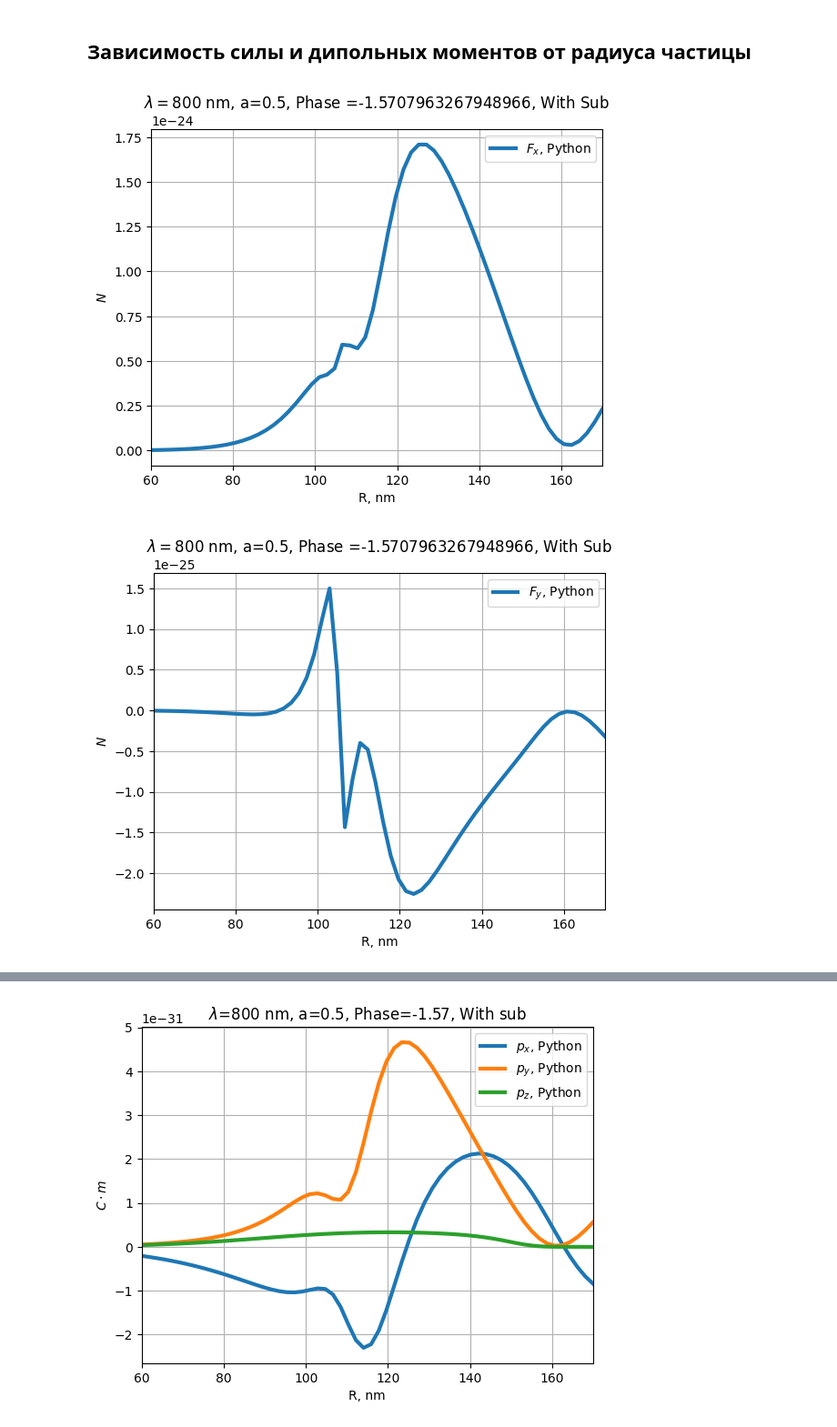
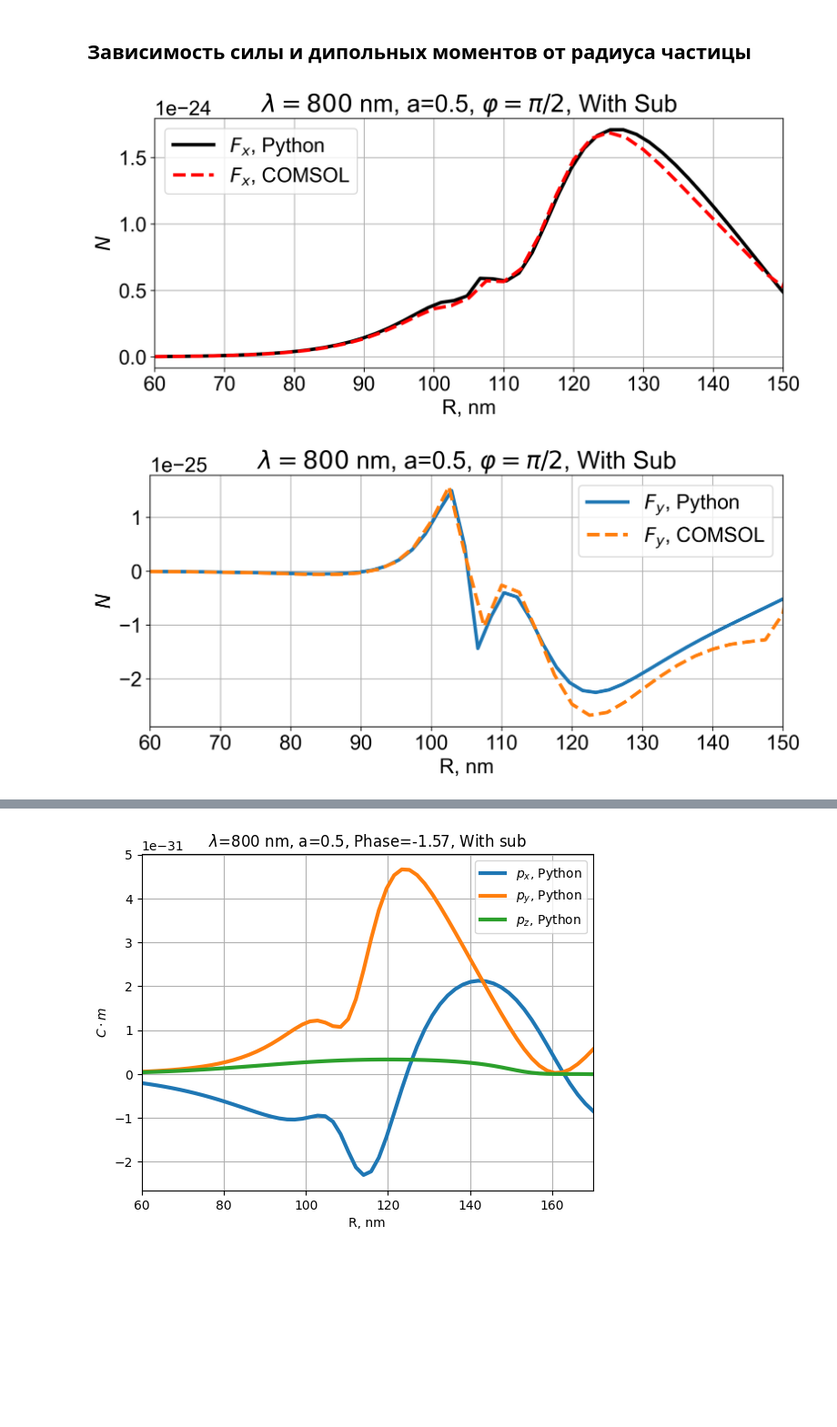
Before and after one commit to semyonbo/SPP_ANALYTICAL, a Jupyter notebook: plot.ipynb, the cells around one changed output, grey strips where cells are left out. Shown at 91% size. Saved outputs shown, nothing was run; the diff lists cells and outputs as text; code cells hidden in the pictures; blank space fills up the shorter version.

```diff
--- a/plot.ipynb
+++ b/plot.ipynb
@@ -151,7 +151,7 @@ eps_Si = frenel.get_interpolate('Si')
 
 wl = 800  # [nm]
 STOP = 45
-R = 60
+R = 146
 dist = 20
 point = [0,0,dist+R]
 angle = 25*np.pi/180
@@ -166,9 +166,24 @@ a = 0.5
 
 
 
-wls = np.linspace(300,900, 50)
+wls = np.linspace(600,1200, 50)
 F_x = np.empty_like(wls)
 F_y = np.empty_like(wls)
 F_z = np.empty_like(wls)
 for i in tqdm(range(len(wls))):
     F_x[i], F_y[i], F_z[i] = force.F(wls[i], eps_Au, point, R, eps_Si, angle,amplitude=1,phase=phase,a=a, stop=STOP)
+# %%
+p,m = dipoles.calc_dipoles_v2(wl, eps_Au, point, R, eps_Si, angle, amplitude=1, phase=phase, a=a, stop=STOP )
+p = p[:,0]
+E0, H0 = dipoles.initial_field(wl, angle, 1, eps_Au, point, phase, a)
+E0=E0[:,0]
+k= 2*np.pi/wl/1e-9
+kx = k*np.sin(angle)
+
+print(np.conj(p)*E0*kx*1j)
+
+Fx_e0 = 0.5*np.real(np.sum(np.conj(p)*E0*kx*1j))
+print(Fx_e0)
+
+Fx_e0 = 0.5*np.imag((np.conj(p)@E0*kx))
+print(Fx_e0)
@@ -425,29 +453,36 @@ for i in tqdm(range(len(R))):
     point = [0, 0, dist+R[i]]
     f =  force.F(wl, eps_Au, point, R[i], eps_Si, angle, 1, phase, a, STOP)
     F[i,:] = f
+# %%
+F_c = np.loadtxt('comsol/force_3d_sub_circ.txt', skiprows=8, delimiter=',')
 # %%
-plt.plot(R, F[:,0], label='$F_x$, Python', lw=3)
-#plt.plot(F_c[:,0], F_c[:,1], label='$F_x$, COMSOL', linestyle='--', lw=3)
+plt.figure(figsize=(10,4))
+plt.plot(R, F[:,0], label='$F_x$, Python', lw=3, c='black')
+plt.plot(F_c[:,0], F_c[:,1], label='$F_x$, COMSOL', linestyle='--', lw=3, c='red')
 
 plt.grid()
 plt.xlim(R[0], R[-1])
 plt.legend()
-plt.title(f'$\lambda={wl}$ nm, a={a}, Phase ={phase}, With Sub')
+plt.title(r'$\lambda=800$ nm, a=0.5, $\varphi=\pi/2$, With Sub')
 plt.xlabel('R, nm')
 plt.ylabel('$N$')
+plt.xlim(60, 150)
 plt.show()
 # %% [output]
-[figure, old version]
+[figure, new version]
 # %%
+plt.figure(figsize=(10,4))
 plt.plot(R, F[:,1], label='$F_y$, Python', lw=3)
-#plt.plot(F_c[:,0], F_c[:,1], label='$F_x$, COMSOL', linestyle='--', lw=3)
+plt.plot(F_c[:,0], F_c[:,2], label='$F_y$, COMSOL', linestyle='--', lw=3)
+
 
 plt.grid()
 plt.xlim(R[0], R[-1])
 plt.legend()
-plt.title(f'$\lambda={wl}$ nm, a={a}, Phase ={phase}, With Sub')
+plt.title(r'$\lambda=800$ nm, a=0.5, $\varphi=\pi/2$, With Sub')
 plt.xlabel('R, nm')
 plt.ylabel('$N$')
+plt.xlim(60, 150)
 plt.show()
 # %% [output]
-[figure, old version]
+[figure, new version]
```
Also changed, not shown: parts of 22 cells of this notebook, 22 other files.
